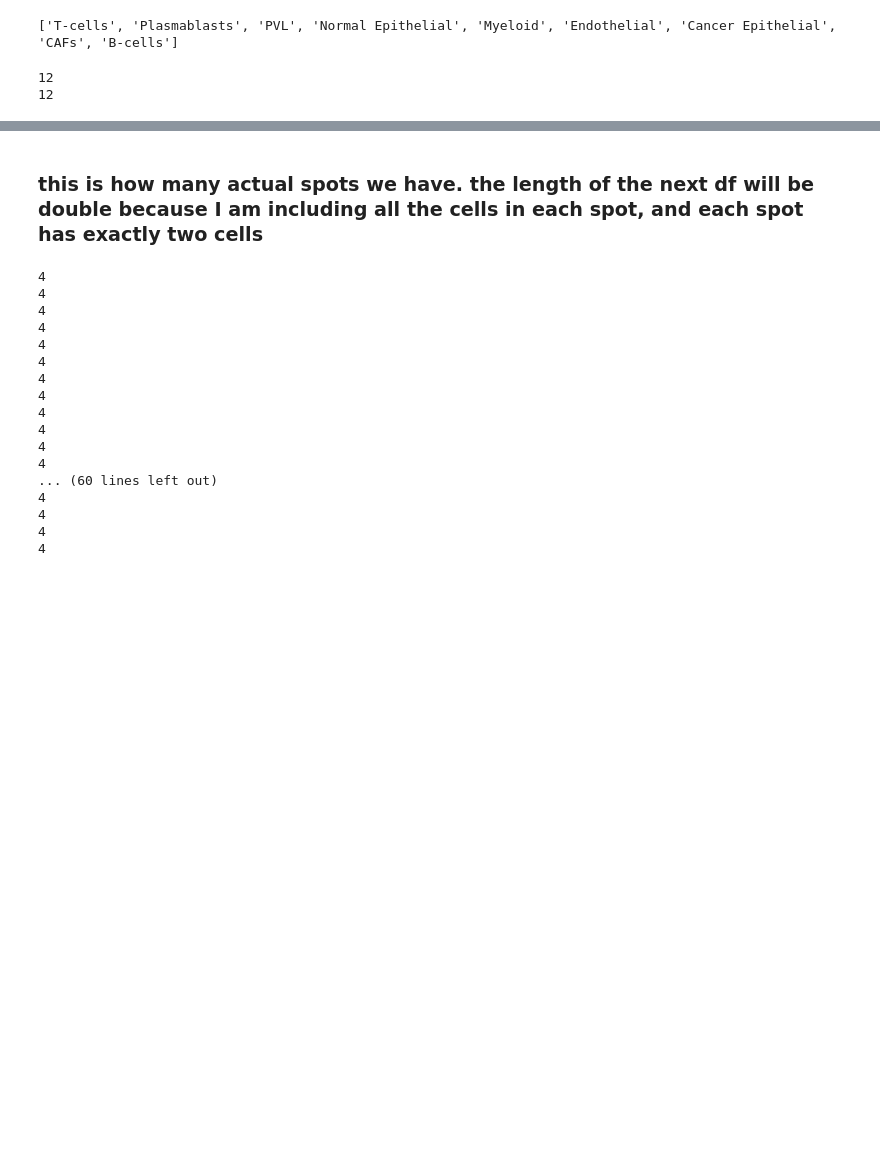
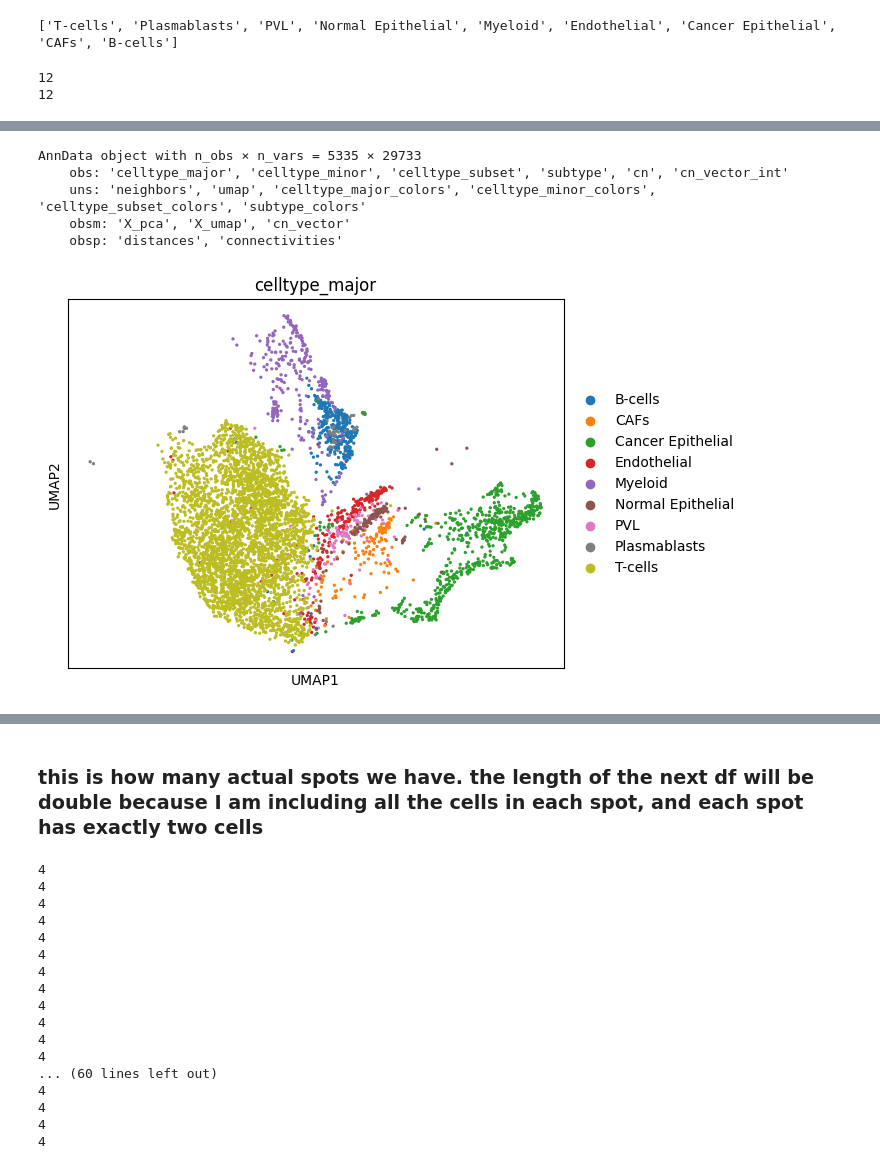
Before and after one commit to reformist/Mapping-scRNA-seq-Variability-Using-Co-Embedding-to-Understand-Cell-Neighborhood-Effects, a Jupyter notebook: starfysh_reproducibility-main/simulation/cn_generation.ipynb, the cells around one changed output, grey strips where cells are left out. Drawn from its saved outputs; the diff is of its cells as text; code cells hidden in the pictures; blank space fills up the shorter version.

Commit message:
script used to generate synthetic cn data

```diff
--- a/starfysh_reproducibility-main/simulation/cn_generation.ipynb
+++ b/starfysh_reproducibility-main/simulation/cn_generation.ipynb
@@ -186,3 +168,5 @@ sc.pl.umap(adata_count_matrix_t, color ='celltype_subset')
 sc.pl.umap(adata_count_matrix_t, color ='subtype')
 # %% [output]
 [figure]
+# %%
+adata_count_matrix_t.obs['cn'] = -1
@@ -360,0 +468,53 @@ for i in range(100): # only want 10 spots
+# %%
+cn_profiles_dict = { # T Cells
+                (1, 1, 0, 0, 0, 0, 0, 0, 0) : 1, # Activated CD8, Plasmoblasts
+                (1 ,0, 1, 0, 0, 0, 0, 0, 0) : 2, # Tcm, PVL immature
+                (1, 0, 0, 1, 0, 0, 0, 0, 0) : 3, # Treg, normal epithelial
+                (1, 0, 0, 0, 1, 0, 0, 0, 0) : 4, # Tem, pdC
+                (1, 0, 0, 0, 0, 1, 0, 0, 0) : 5, # Tfh, endothelial
+
+                # skip plasmoblasts, as can also use the T-cell activated CD8
+                # PVL
+                (0 ,0, 1, 0, 0, 0, 1, 0, 0) : 6, # PVL differentiated, cancer_epithelial_basal
+
+                # skip normal epithelial, can just use Treg
+
+                # myeloid has a lot of subtypes
+                (0, 0, 0, 0, 1, 0, 0, 1, 0) : 7, # cDC , CAFs myCAF-like
+                (0, 0, 0, 0, 1, 0, 0, 0, 1) : 8, # Macrophage M1, B cells memory
+                (0, 1, 0, 0, 1, 0, 0, 0, 0) : 9, # Monocytes, assigned to random plasmablast
+                (0, 0, 1, 0, 1, 0, 0, 0, 0) : 10, # Macrophage M2, assigned to random PVL
+
+                # skip Endothelial
+
+                # cancer epithelial
+                (0, 0, 0, 1, 0, 0, 1, 0, 0) : 11, # LumB, assigned to random normal epithelial
+
+                # skip CAFs
+
+                # B-cells
+                (0, 0, 0, 0, 0, 1, 0, 0, 1) : 12, # B cells naive
+
+            }
+# %%
+obs_arr = []
+# cn_profiles_dict[(0, 0, 0, 0, 0, 1, 0, 0, 1)]
+for arr in adata_count_matrix_t_cn.obsm['cn_vector']:
+    # print(type(arr))
+    # print(type(tuple(arr)))
+    # break
+    obs_arr.append(cn_profiles_dict[tuple(arr)])
+# %%
+adata_count_matrix_t_cn.obs['cn_vector_int'] = obs_arr
+# %%
+adata_count_matrix_t_cn
+# %% [output]
+AnnData object with n_obs × n_vars = 5335 × 29733
+    obs: 'celltype_major', 'celltype_minor', 'celltype_subset', 'subtype', 'cn', 'cn_vector_int'
+    uns: 'neighbors', 'umap', 'celltype_major_colors', 'celltype_minor_colors', 'celltype_subset_colors', 'subtype_colors'
+    obsm: 'X_pca', 'X_umap', 'cn_vector'
+    obsp: 'distances', 'connectivities'
+# %%
+sc.pl.umap(adata_count_matrix_t_cn, color='celltype_major')
+# %% [output]
+[figure, added]
```
Also changed, not shown: parts of 28 cells of this notebook.
